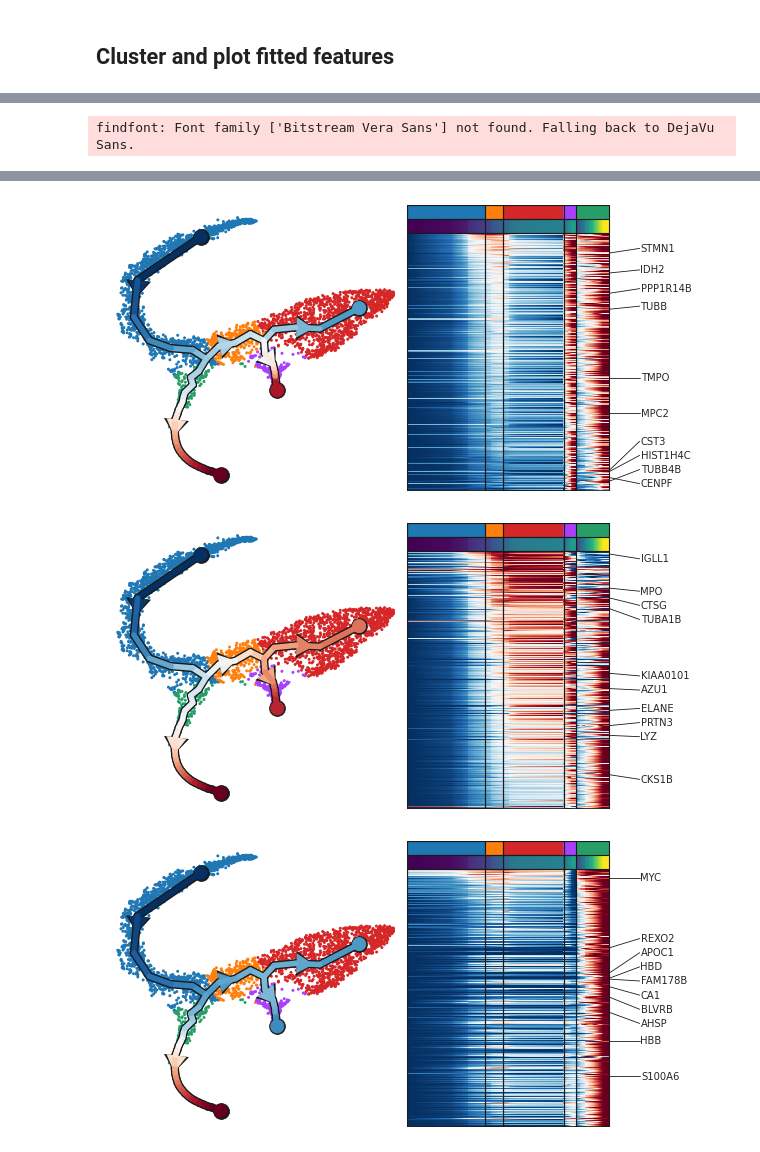
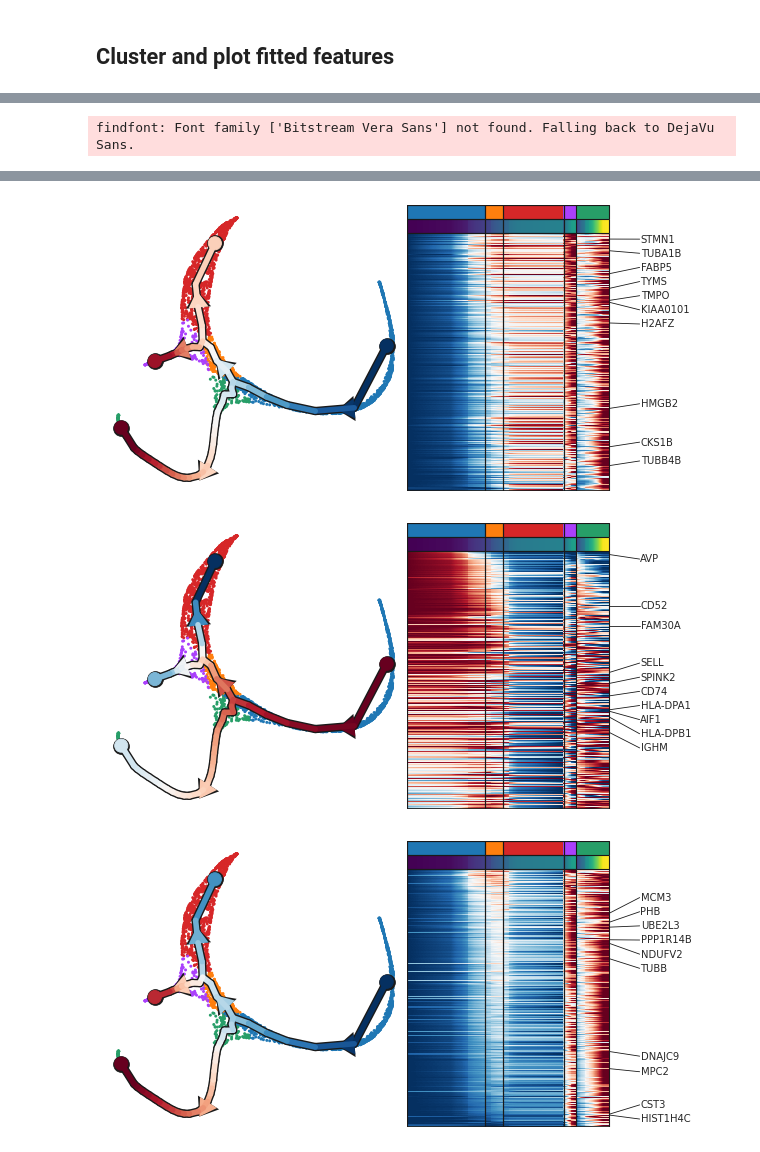
Before and after one commit to LouisFaure/scFates, a Jupyter notebook: docs/notebooks/Basic_pseudotime_analysis.ipynb, the cells around one changed output, grey strips where cells are left out. Drawn from its saved outputs; the diff is of its cells as text; code cells hidden in the pictures.

```diff
--- a/docs/notebooks/Basic_pseudotime_analysis.ipynb
+++ b/docs/notebooks/Basic_pseudotime_analysis.ipynb
@@ -19,2 +17,6 @@ import scFates as scf
 # %% [output]
 findfont: Font family ['Raleway'] not found. Falling back to DejaVu Sans.
+# %%
+import sys
+sc.settings.verbosity = 3
+sc.settings.logfile = sys.stdout
@@ -20,0 +75,4 @@ findfont: Font family ['Raleway'] not found. Falling back to DejaVu Sans.
+# %%
+# draw ForceAtlas2 embedding using 2 first PCs as initial positions
+adata.obsm["X_pca2d"]=adata.obsm["X_pca"][:,:2]
+sc.tl.draw_graph(adata,init_pos='X_pca2d')
@@ -57,3 +91,0 @@ Determing nearest neighbor graph...
-# %%
-adata.obsm["X_palantir"]=ms_data.values
-adata.obsm["X_tsne"]=tsne.values
@@ -183,6 +213,7 @@ Modularity: 0.5290549993515015
     .var['fit_clusters'], cluster assignments for features.
 # %%
 for c in pd.Series(adata.var["fit_clusters"]).unique():
-    scf.pl.trends(adata,features=adata.var_names[adata.var.fit_clusters==c],basis="tsne",annot="seg",arrows=True,arrow_offset=1)
+    scf.pl.trends(adata,features=adata.var_names[adata.var.fit_clusters==c],
+                  basis="draw_graph_fa",annot="seg",arrows=True,arrow_offset=1)
 # %% [output]
 findfont: Font family ['Bitstream Vera Sans'] not found. Falling back to DejaVu Sans.
@@ -191,3 +222,3 @@ findfont: Font family ['Bitstream Vera Sans'] not found. Falling back to DejaVu
-[figure, old version]
+[figure, new version]
-[figure, old version]
+[figure, new version]
-[figure, old version]
+[figure, new version]
```
Also changed, not shown: parts of 29 cells of this notebook, 2 other files.
